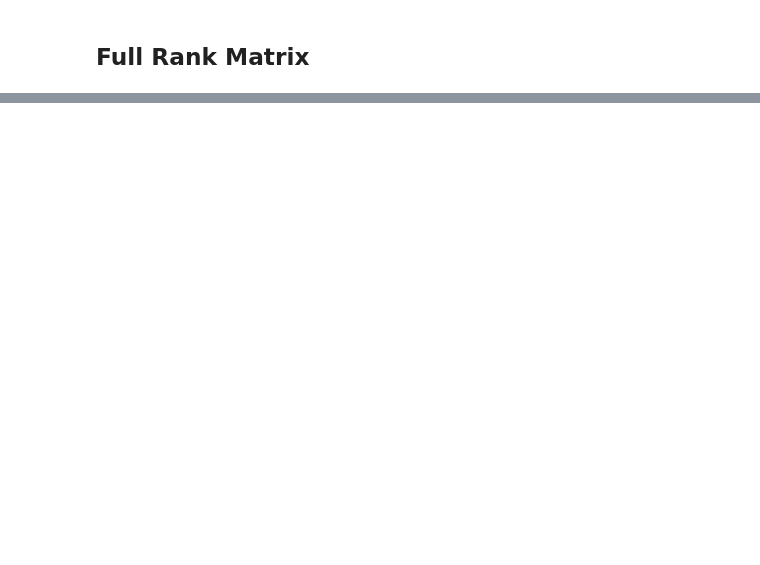
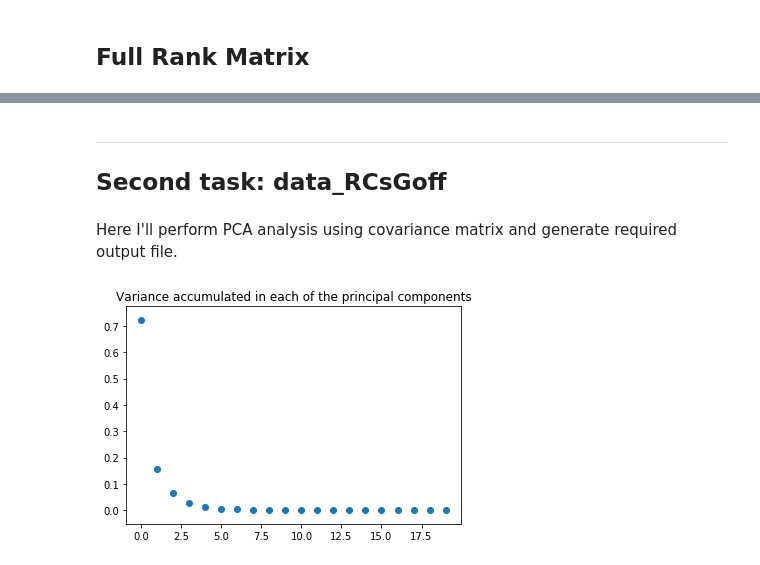
Before and after one commit to SaxMan96/NLA-UB, a Jupyter notebook: Project 2/Project2.ipynb, the cells around one changed output, grey strips where cells are left out. Saved outputs shown, nothing was run; the diff lists cells and outputs as text; code cells hidden in the pictures; blank space fills up the shorter version.

```diff
--- a/Project 2/Project2.ipynb
+++ b/Project 2/Project2.ipynb
@@ -301,0 +248,29 @@ Kraiser rule: 19, Scree plot: 4, 3/4 of the total variance rule: 1
+# %%
+def pca_covariance(x, n=None):
+    if n is None:
+        n = x.shape[0]
+    y = x.T / np.sqrt(n - 1)
+    U, S, V = np.linalg.svd(y, full_matrices=False)
+    return S**2, V
+
+
+def pca_correlation(x, n=None, transpose=False):
+    if n is None:
+        n = x.shape[0]
+    std = np.std(x, axis=0)
+    if transpose:
+        x = x.T
+    x = x / std
+    return pca_covariance(x, n)
+
+
+def load_data_example():
+    return pd.read_csv("example.dat", header=None, sep=" ", dtype=float).values
+
+
+def load_data_RCsGoff():
+    data = pd.read_csv("RCsGoff.csv")
+    X = data.iloc[:, 1:].values.T
+    X = X - np.mean(X, axis=0)
+    names = data.columns[1:].values
+    return X.T, names
@@ -301,0 +359,15 @@ Kraiser rule: 19, Scree plot: 4, 3/4 of the total variance rule: 1
+# %% [markdown]
+-------------
+## Second task: data_RCsGoff
+# %% [markdown]
+Here I'll perform PCA analysis using covariance matrix and generate required output file.
+# %%
+X, sample_names = load_data_RCsGoff()
+s2, Vt = pca_covariance(X, 58581)
+
+variance = s2 / np.sum(s2)
+plt.title("Variance accumulated in each of the principal components")
+plt.scatter(range(len(variance)), variance)
+plt.show()
+# %% [output]
+[figure, added]
```
Also changed, not shown: parts of 47 cells of this notebook, 42 other files.
